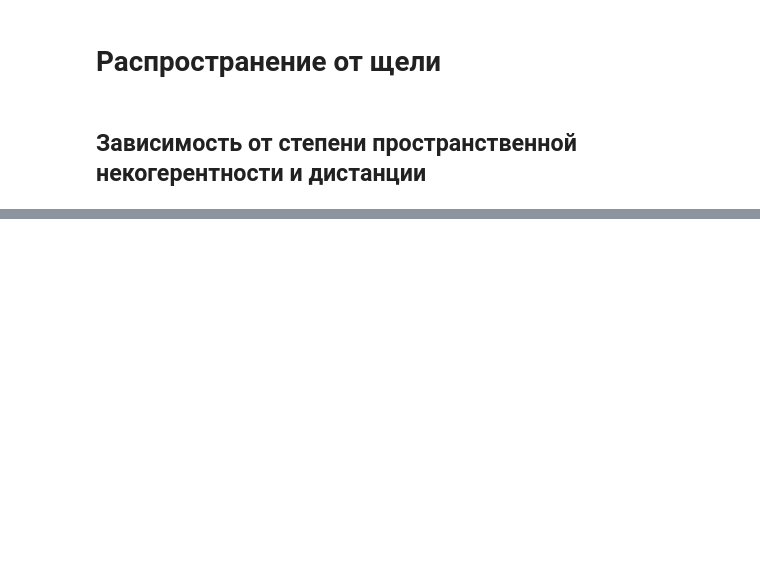
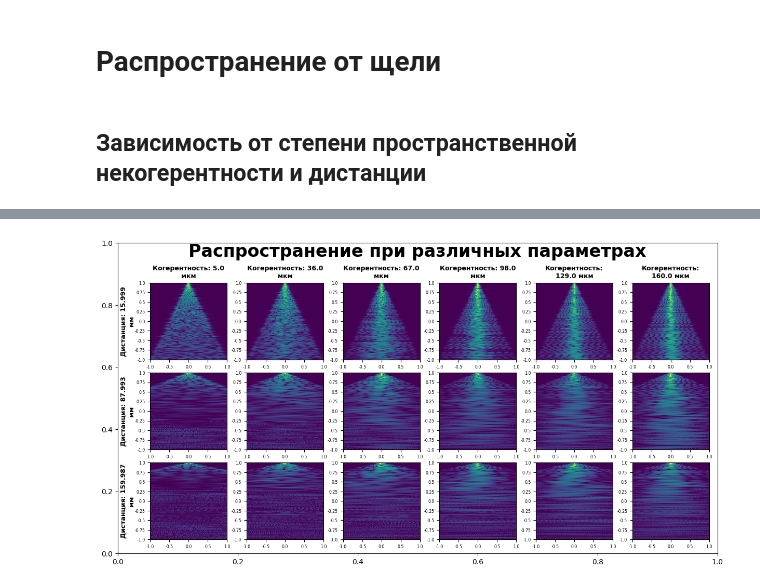
Before and after one commit to Belashov641618/OpticalEncoder, a Jupyter notebook: notebooks/Response function.ipynb, the cells around one changed output, grey strips where cells are left out. Cells and saved outputs as stored; diff of their text form; code cells hidden in the pictures; blank space fills up the shorter version.

```diff
--- a/notebooks/Response function.ipynb
+++ b/notebooks/Response function.ipynb
@@ -52,10 +48,10 @@ import torch
 import numpy
 from itertools import product
 # %%
-FontLibrary.Fonts.ColumnDescriptionTop.FontSize = 11
-FontLibrary.Fonts.ColumnDescriptionBottom.FontSize = 11
-FontLibrary.Fonts.RowDescriptionLeft.FontSize = 11
-FontLibrary.Fonts.RowDescriptionRight.FontSize = 11
+FontLibrary.Fonts.ColumnDescriptionTop.FontSize = 9
+FontLibrary.Fonts.ColumnDescriptionBottom.FontSize = 9
+FontLibrary.Fonts.RowDescriptionLeft.FontSize = 9
+FontLibrary.Fonts.RowDescriptionRight.FontSize = 9
 # %%
 device = torch.device('cuda' if torch.cuda.is_available() else 'cpu')
 print(device)
@@ -63,25 +61,25 @@ print(device)
 # Распространение от щели
 # %%
 N = 500
-size = 30.0E-6
+size = 40.0E-6
 
 b_spatial_coherence = 50.0E-6
 b_time_coherence = 10.0E-9
 b_time_relaxation = 1.0E-6
 b_mean_samples = 500
 
-b_length = 10.0E-3
+b_length = 2.0E-3
 b_wavelength = 500E-9
 b_distance = b_length*sqrt((size/b_wavelength)**2-1)
 # %% [markdown]
 ## Зависимость от степени пространственной некогерентности и дистанции
 # %%
-distance_samples = 8
-coherence_samples = 8
+distance_samples = 3
+coherence_samples = 6
 slices = 100
 
 distance_array = numpy.linspace(b_distance*0.1, b_distance, distance_samples)
-spatial_coherence_array = numpy.linspace(5.0E-6, b_length, coherence_samples)
+spatial_coherence_array = numpy.linspace(5.0E-6, 10*size, coherence_samples)
 # %%
 initial = torch.zeros((1, 1, N, N), device=device, dtype=torch.complex64)
 p0 = N//2 - int(N*size/(b_length*2))
@@ -118,20 +118,22 @@ with torch.no_grad():
 # %%
 plot = TiledPlot(*FigureWidthHeight)
 plot.FontLibrary = FontLibrary
 plot.title('Распространение при различных параметрах')
 kwargs = {'aspect':'auto', 'extent':[-b_length/2,+b_length/2]*2, 'interpolation':'nearest'}
 formatter, unit = engineering.separatedformatter(b_length, 'м')
 
 for col, spatial_coherence in enumerate(spatial_coherence_array):
   plot.description.column.top(f"Когерентность: {engineering(spatial_coherence, 'м')}", col)
 
 for row, distance in enumerate(distance_array):
   plot.description.row.left(f"Дистанция: {engineering(distance, 'м')}", row)
 
 for col, row, spatial_coherence, distance, data in results:
   axes = plot.axes.add(col, row)
-  axes.imshow(data, **kwargs)
+  axes.imshow(torch.log10(data+0.0001), **kwargs)
   axes.xaxis.set_major_formatter(formatter)
   axes.yaxis.set_major_formatter(formatter)
-  plot.graph.label.x(unit)
-  plot.graph.label.y(unit)
+
+plot.show()
+# %% [output]
+[figure, added]
```
Also changed, not shown: parts of 4 cells of this notebook.
